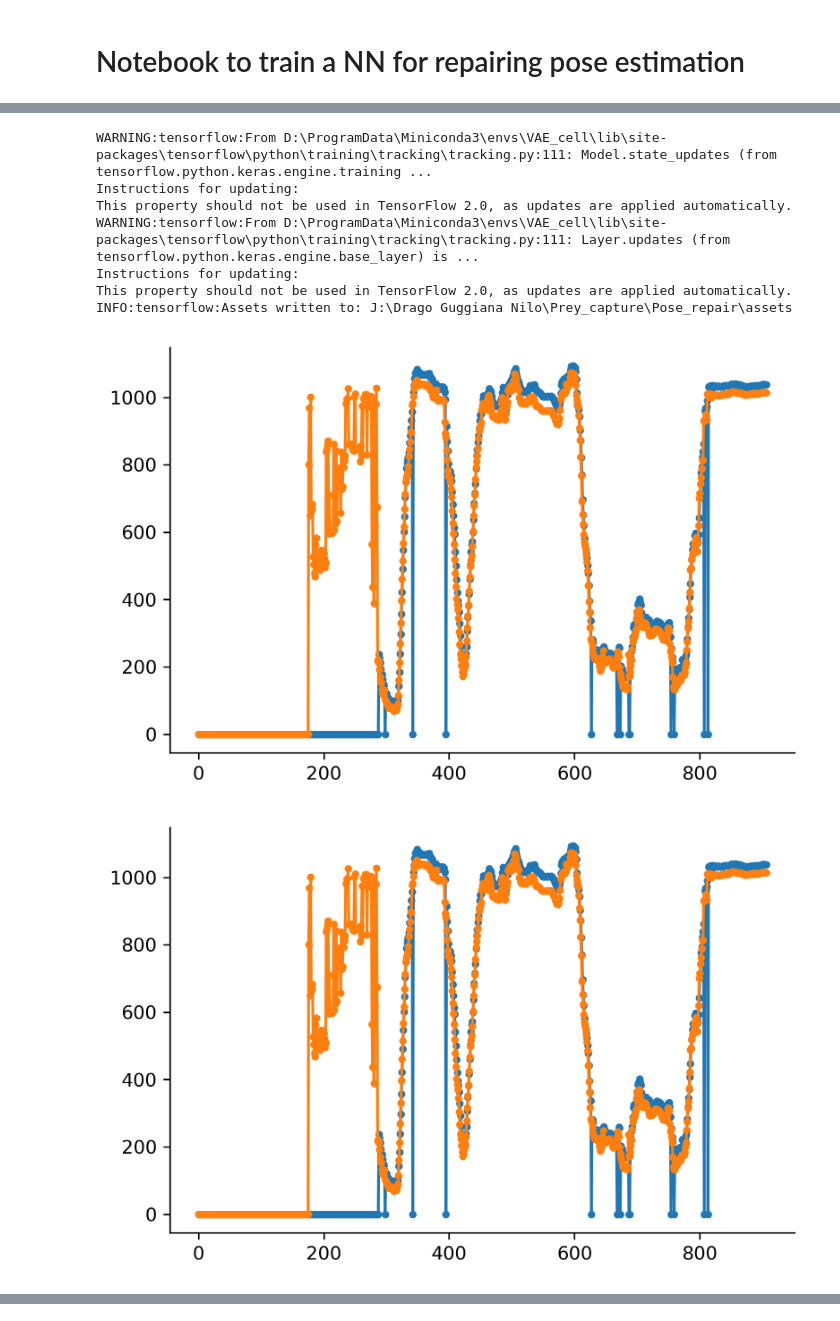
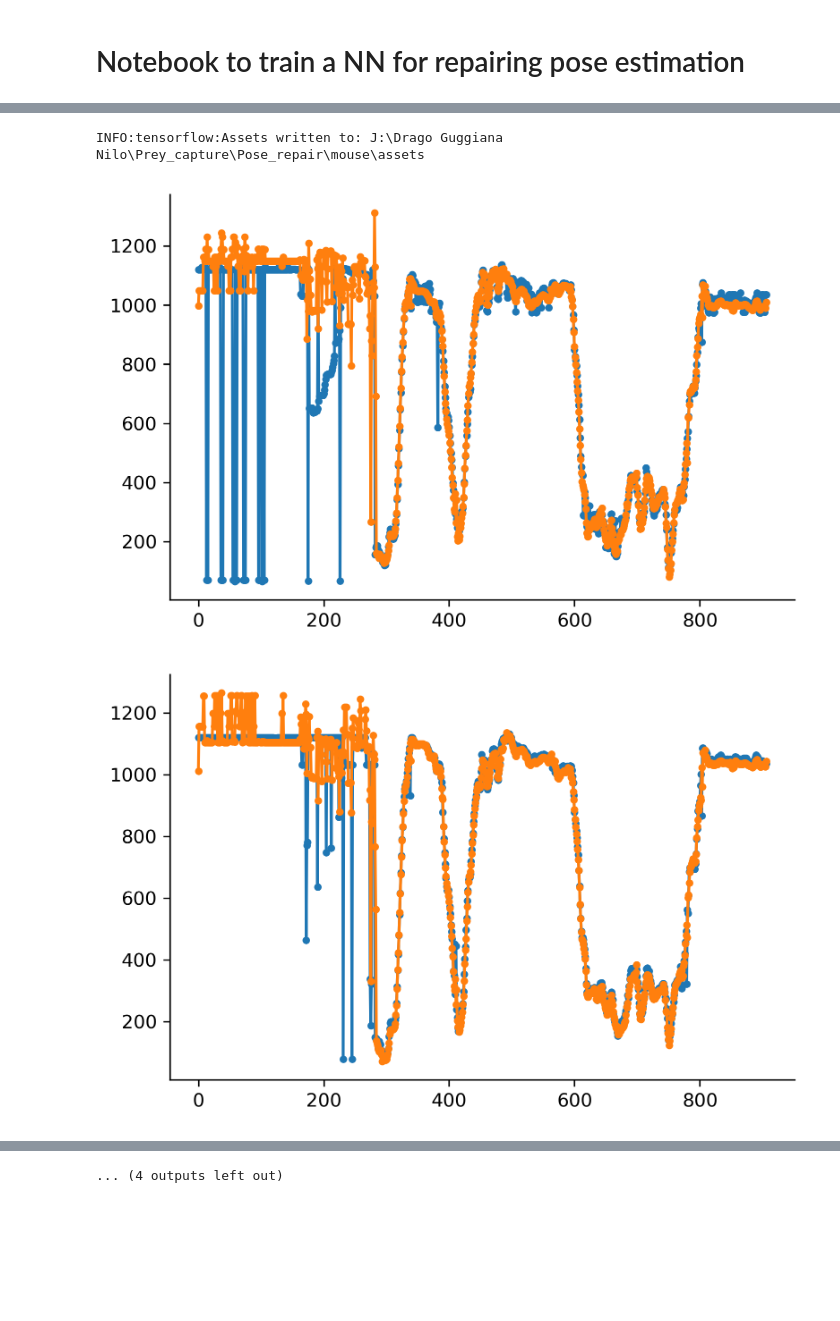
Before and after one commit to drguggiana/prey_capture, a Jupyter notebook: pose_repair_nb.ipynb, the cells around one changed output, grey strips where cells are left out. Saved outputs shown, nothing was run; the diff lists cells and outputs as text; code cells hidden in the pictures; blank space fills up the shorter version.

Commit message:
added NN for pose repair to pipeline

```diff
--- a/pose_repair_nb.ipynb
+++ b/pose_repair_nb.ipynb
@@ -232,9 +243,9 @@ print(column_list)
 model = tf.keras.Sequential()
 model.add(layers.Dense(64, activation='relu', input_shape=[train_X.shape[1], ]))
 # model.add(layers.Dense(32, activation='relu'))
-model.add(layers.Dense(16, activation='relu'))
+model.add(layers.Dense(number_features, activation='relu'))
 
-model.compile(optimizer=Adam(learning_rate=learning_rate), loss='mse')
+model.compile(optimizer=Adam(learning_rate=learning_rate), loss='mae')
 
 model.summary()
 # %% [output]
@@ -297,51 +308,58 @@ fp.plot_2d([[validation_y[:100, 1], predicted_data[:100, 1]]])
 # Save the model
 
 # get the path to save the model
-save_path = paths.pose_repair_path
+save_path = os.path.join(paths.pose_repair_path, target_animal)
 
 # save the model
 model.save(save_path)
 # %% [output]
-WARNING:tensorflow:From D:\ProgramData\Miniconda3\envs\VAE_cell\lib\site-packages\tensorflow\python\training\tracking\tracking.py:111: Model.state_updates (from tensorflow.python.keras.engine.training ...
-Instructions for updating:
-This property should not be used in TensorFlow 2.0, as updates are applied automatically.
-WARNING:tensorflow:From D:\ProgramData\Miniconda3\envs\VAE_cell\lib\site-packages\tensorflow\python\training\tracking\tracking.py:111: Layer.updates (from tensorflow.python.keras.engine.base_layer) is ...
-Instructions for updating:
-This property should not be used in TensorFlow 2.0, as updates are applied automatically.
-INFO:tensorflow:Assets written to: J:\Drago Guggiana Nilo\Prey_capture\Pose_repair\assets
+INFO:tensorflow:Assets written to: J:\Drago Guggiana Nilo\Prey_capture\Pose_repair\mouse\assets
 # %%
 # Evaluate with single trials
 
 # select the target trial
 target_trial = 600
 
 # load the corresponding data points
 current_points = all_points[target_trial].loc[:, column_list].to_numpy()
 
 # get the number of timepoints
 number_timepoints = current_points.shape[0]
 
 # allocate memory for the design matrix
 design_matrix = np.zeros((number_timepoints, number_features*delay + number_features))
 # pad the data according to the delay
-current_points = np.concatenate((np.zeros((delay, number_features)), current_points), axis=0)
+# current_points = np.concatenate((np.zeros((delay, number_features)), current_points), axis=0)
+# # assemble the design matrix
+# # for all the points
+# for points in np.arange(number_timepoints):
+#     design_matrix[points, :] = current_points[points:points+delay+1, :].reshape([1, -1])
+
+current_points = np.concatenate((np.zeros((int(delay/2), number_features)), current_points,
+                                np.zeros((int(delay/2), number_features))), axis=0)
 # assemble the design matrix
 # for all the points
 for points in np.arange(number_timepoints):
     design_matrix[points, :] = current_points[points:points+delay+1, :].reshape([1, -1])
 
 
 # extract the prediction and validation matrices
 design_matrix[np.isnan(design_matrix)] = 0
 
-eval_X = design_matrix[:, number_features:]
-eval_y = design_matrix[:, :number_features]
+# eval_X = design_matrix[:, number_features:]
+# eval_X = design_matrix
+# eval_y = design_matrix[:, :number_features]
+eval_X = np.concatenate((design_matrix[:, :number_features*int(delay/2)],
+                    design_matrix[:, -number_features*int(delay/2):]), axis=1)
+eval_y = design_matrix[:, number_features*int(delay/2):number_features*int(delay/2)+number_features]
+
 # predict the data
 predicted_data = model.predict(eval_X)
 # define the target variable
-target_variable = 3
-# plot against the real data
-fp.plot_2d([[eval_y[:, target_variable], predicted_data[:, target_variable]]])
+# target_variable = 5
+for target_variable in np.arange(number_features):
+    # plot against the real data
+    fp.plot_2d([[eval_y[:, target_variable], predicted_data[:, target_variable]]])
 # %% [output]
-[figure, old version]
+[figure, new version]
-[figure, old version]
+[figure, new version]
@@ -347,0 +376 @@ fp.plot_2d([[eval_y[:, target_variable], predicted_data[:, target_variable]]])
+... (4 outputs left out)
```
Also changed, not shown: parts of 5 cells of this notebook, 6 other files.
